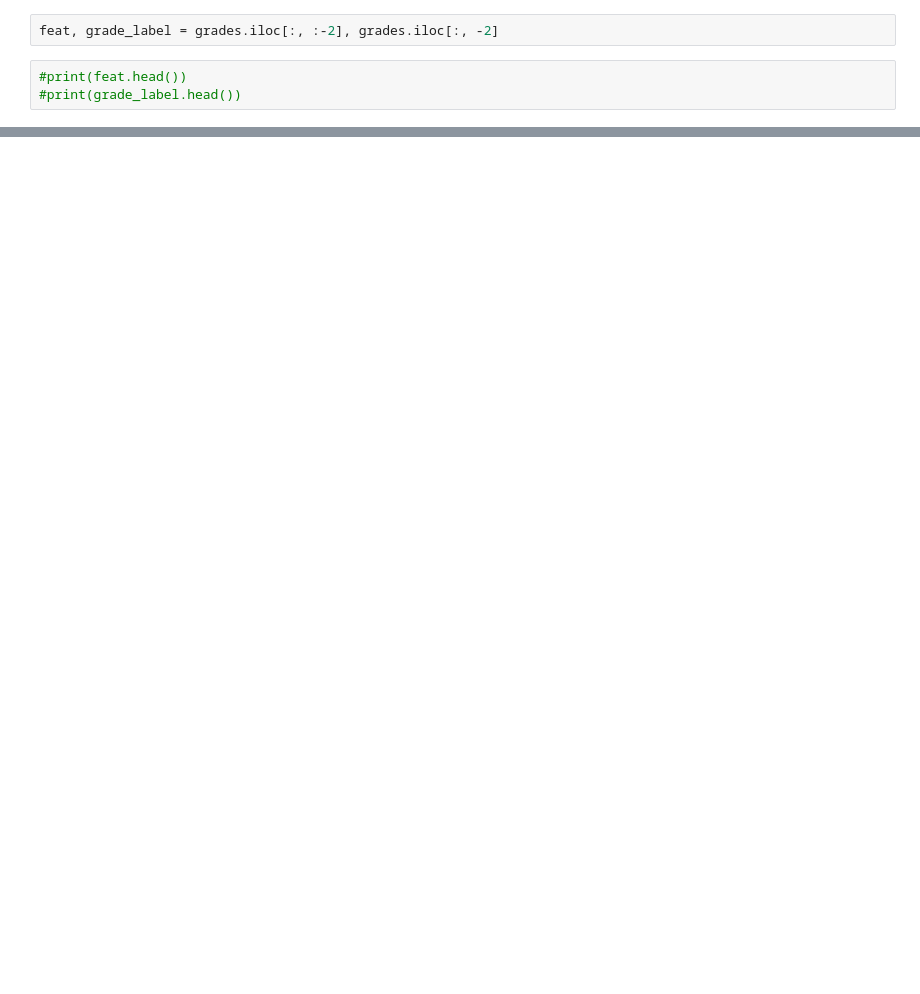
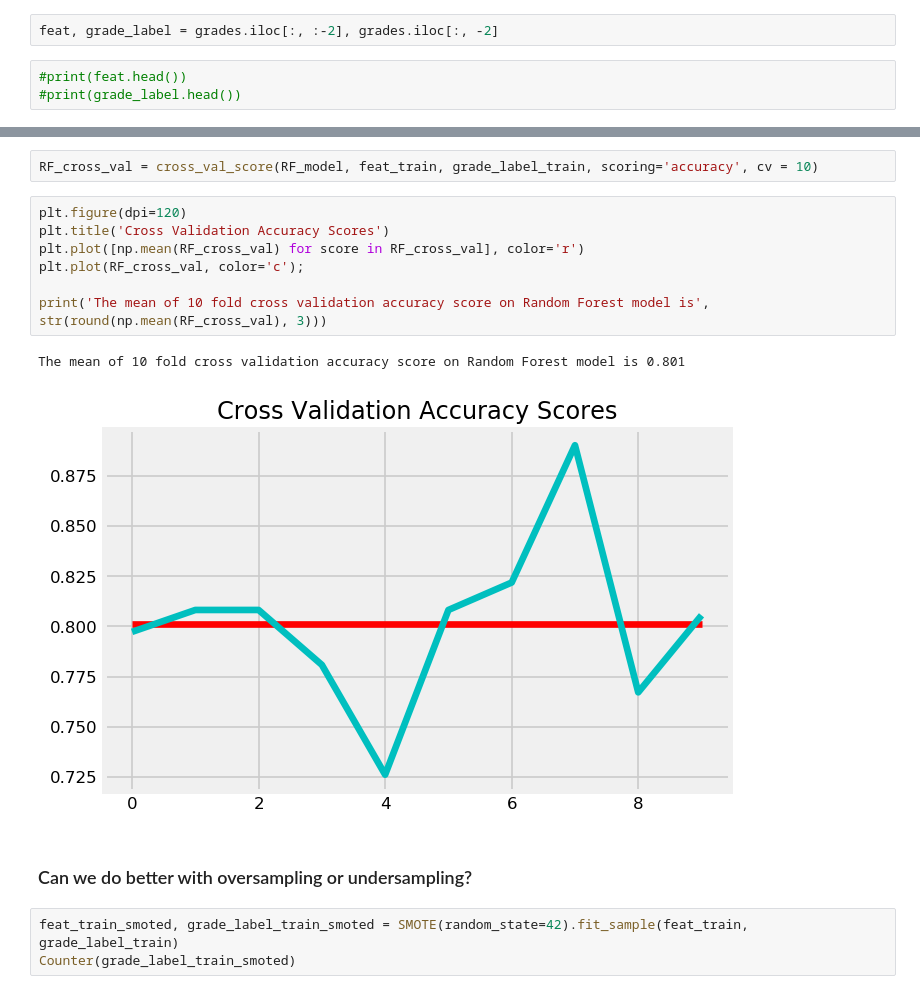
Before and after one commit to Auste1989/metis_projects, a Jupyter notebook: Student_Grade_Prediction/Student_Grade_Prediction_Modelling.ipynb, the cells around one changed output, grey strips where cells are left out. Cells and saved outputs as stored; diff of their text form; blank space fills up the shorter version.

```diff
--- a/Student_Grade_Prediction/Student_Grade_Prediction_Modelling.ipynb
+++ b/Student_Grade_Prediction/Student_Grade_Prediction_Modelling.ipynb
@@ -87 +244,18 @@ feat_train, feat_test, grade_label_train, grade_label_test = train_test_split(fe
+# %%
+RF_cross_val = cross_val_score(RF_model, feat_train, grade_label_train, scoring='accuracy', cv = 10)
+# %%
+plt.figure(dpi=120)
+plt.title('Cross Validation Accuracy Scores')
+plt.plot([np.mean(RF_cross_val) for score in RF_cross_val], color='r')
+plt.plot(RF_cross_val, color='c');
+
+print('The mean of 10 fold cross validation accuracy score on Random Forest model is', str(round(np.mean(RF_cross_val), 3)))
+# %% [output]
+The mean of 10 fold cross validation accuracy score on Random Forest model is 0.801
+[figure, added]
+# %% [markdown]
+### Can we do better with oversampling or undersampling?
+# %%
+feat_train_smoted, grade_label_train_smoted = SMOTE(random_state=42).fit_sample(feat_train, grade_label_train)
+Counter(grade_label_train_smoted)
 # %%
```
Also changed, not shown: parts of 18 cells of this notebook, 2 other files.
